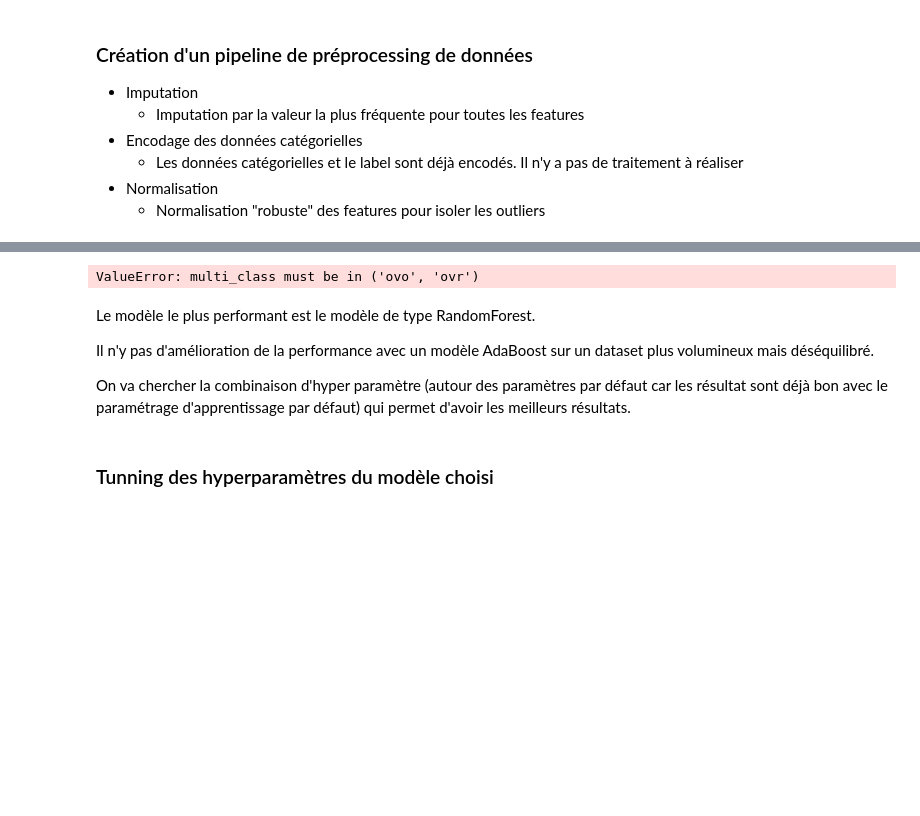
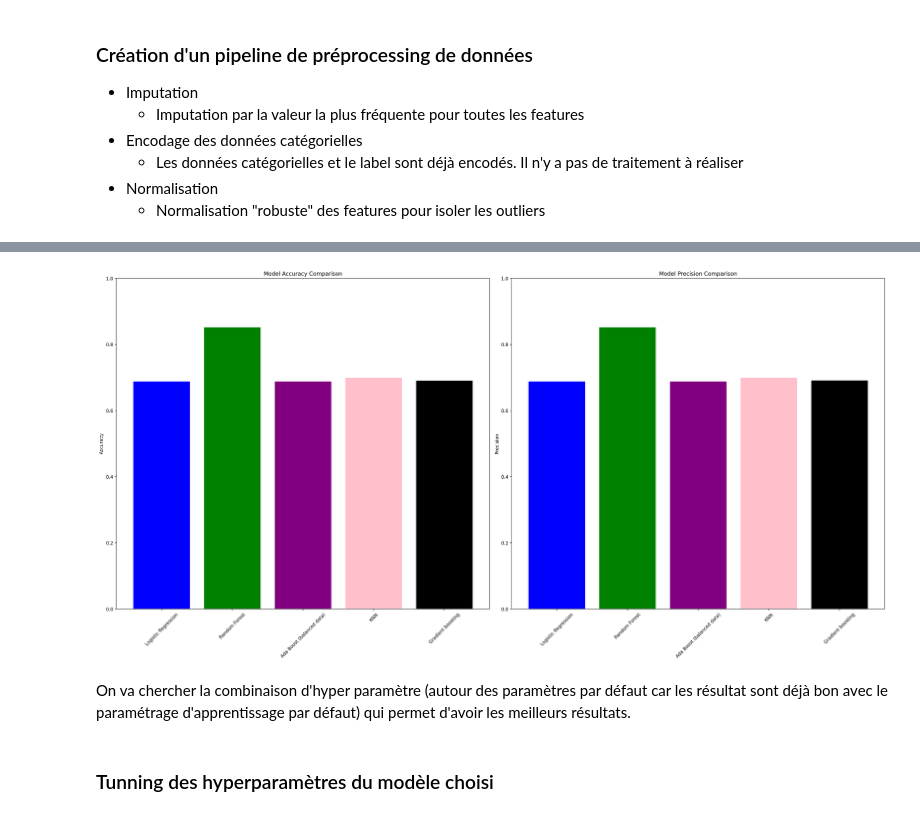
Before and after one commit to francisbonheur/alyra_project_machine_learning, a Jupyter notebook: ML_detection_valeur_classification.ipynb, the cells around one changed output, grey strips where cells are left out. Cells and saved outputs as stored; diff of their text form; code cells hidden in the pictures; blank space fills up the shorter version.

Commit message:
[ALYRA][ML] fixing graph display

```diff
--- a/ML_detection_valeur_classification.ipynb
+++ b/ML_detection_valeur_classification.ipynb
@@ -666,109 +666,66 @@ from sklearn.base import ClassifierMixin
 
 def get_metrics(parameters: list):
     accuracies = []
-    fprs = []
-    tprs = []
     labels = []
     colors = []
-    probas = []
-    f1_scores = []
-    recalls = []
     precisions = []
-    roc_scores = []
 
     for model, X_train, y_train, X_test, y_test, label, color in parameters:
         model.fit(X_train, y_train)
         y_pred = model.predict(X_test)
-        proba = model.predict_proba(X_test)[:, 1]
-        fpr, tpr, _ = roc_curve(y_test, proba, pos_label=1)
         precision = precision_score(y_test, y_pred, average='weighted')
-        recall = recall_score(y_test, y_pred, average='weighted')
-        f1 = f1_score(y_test, y_pred, average='weighted')
-        roc_score = roc_auc_score(y_test, proba)
 
-        probas.append(proba)
         colors.append(color)
-        fprs.append(fpr)
-        tprs.append(tpr)
         accuracies.append(accuracy_score(y_test, y_pred))
         labels.append(label)
         precisions.append(precision)
-        recalls.append(recall)
-        f1_scores.append(f1)
-        roc_scores.append(roc_score)
 
-    return accuracies, fprs, tprs, labels, colors, probas, f1_scores, recalls, precisions, roc_scores
-
-
-def display_roc_curves(tprs, fprs, labels, colors, probas, roc_scores):
-    # Affichage des courbes ROC
-    for fpr, tpr, label, color, proba, roc_score in zip(fprs, tprs, labels, colors, probas, roc_scores):
-        plt.plot(fpr, tpr, color=color, label='ROC Curve for model {0} (area = {1:.2f})'.format(label, roc_score))
-
-    plt.plot([0, 1], [0, 1], color='red', linestyle='--')
-    plt.xlabel('False Positive Rate')
-    plt.ylabel('True Positive Rate')
-    plt.title('Receiver Operating Characteristic (ROC) Curve')
-    plt.legend(loc='lower right')
-
-
+    return accuracies, labels, colors, precisions
 
 def display_histogram(y: list, labels: list, ylabel: str, colors):
-    plt.bar(labels, y, color=colors)
-    plt.ylim(0, 1)
+    plt.bar(labels, y, color=colors, label=labels)
+    plt.ylim(0.5, 1)
     plt.ylabel(ylabel)
     plt.title('Model {} Comparison'.format(ylabel))
     plt.xticks(rotation=45)
 
 
 def display_metrics(parameters: list):
-    accuracies, fprs, tprs, labels, colors, probas, f1_scores, recalls, precisions, roc_scores = get_metrics(parameters)
+    accuracies, labels, colors, precisions = get_metrics(parameters)
 
-    plt.figure(figsize=(24, 40))
-    plt.subplot(3, 2, 1)
-    display_roc_curves(tprs, fprs, labels, colors, probas, roc_scores)
+    plt.figure(figsize=(24, 12))
 
-    plt.subplot(3, 2, 2)
+    plt.subplot(1, 2, 1)
     display_histogram(accuracies, labels, "Accuracy", colors)
 
-    plt.subplot(3, 2, 3)
-    display_histogram(f1_scores, labels, "F1 Score", colors)
-
-    plt.subplot(3, 2, 4)
-    display_histogram(recalls, labels, "Recalls", colors)
-
-    plt.subplot(3, 2, 5)
+    plt.subplot(1, 2, 2)
     display_histogram(precisions, labels, "Precision", colors)
 
     plt.tight_layout()
     plt.show()
 
 
 
 model_lr = LogisticRegression(max_iter=1000, random_state=42)
 model_rfc = RandomForestClassifier(random_state=42)
 model_abc = AdaBoostClassifier(random_state=42)
 model_abc_unbalanced = AdaBoostClassifier(random_state=42)
 model_knn = KNeighborsClassifier()
 model_gbc = GradientBoostingClassifier()
 
 
 parameters = [
     (model_lr, X_train_scaled, y_train, X_test_scaled, y_test, 'Logistic Regression', 'blue'),
     (model_rfc, X_train_scaled, y_train, X_test_scaled, y_test, 'Random Forest', 'green'),
     (model_abc, X_train_scaled, y_train, X_test_scaled, y_test, 'Ada Boost (balanced data)', 'purple'),
     (model_knn, X_train_scaled, y_train, X_test_scaled, y_test, 'KNN', 'pink'),
     (model_gbc, X_train_scaled, y_train, X_test_scaled, y_test, 'Gradient boosting', 'black')
 ]
 
 display_metrics(parameters)
 # %% [output]
-ValueError: multi_class must be in ('ovo', 'ovr')
+[figure, added]
 # %% [markdown]
-Le modèle le plus performant est le modèle de type RandomForest.
-
-Il n'y pas d'amélioration de la performance avec un modèle AdaBoost sur un dataset plus volumineux mais déséquilibré.
-
 On va chercher la combinaison d'hyper paramètre (autour des paramètres par défaut car les résultat sont déjà bon avec le paramétrage d'apprentissage par défaut) qui permet d'avoir les meilleurs résultats.
 # %% [markdown]
 ### Tunning des hyperparamètres du modèle choisi
```
Also changed, not shown: parts of 11 cells of this notebook.
